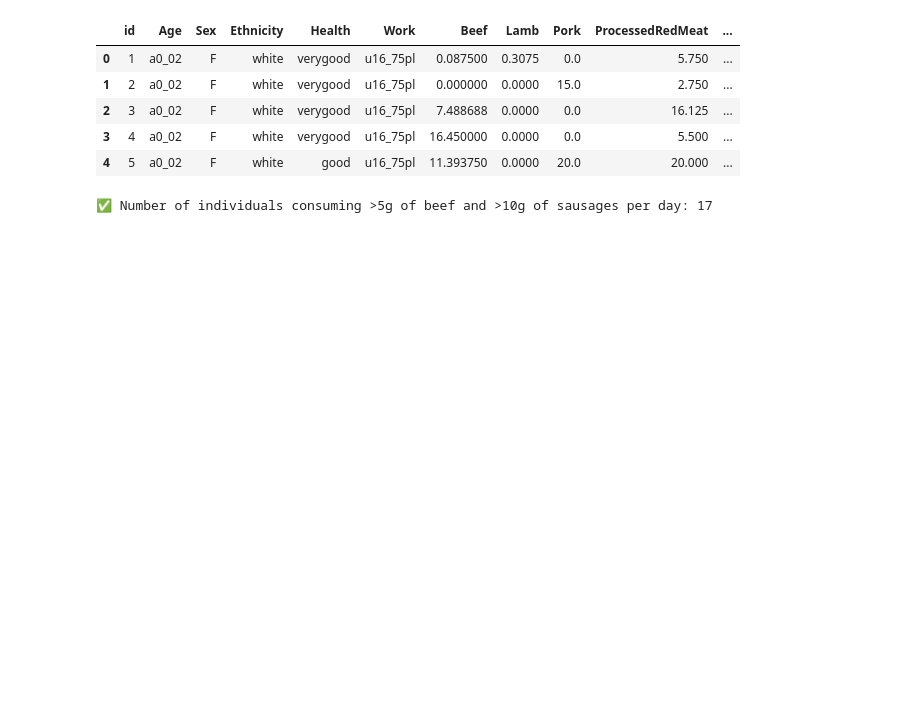
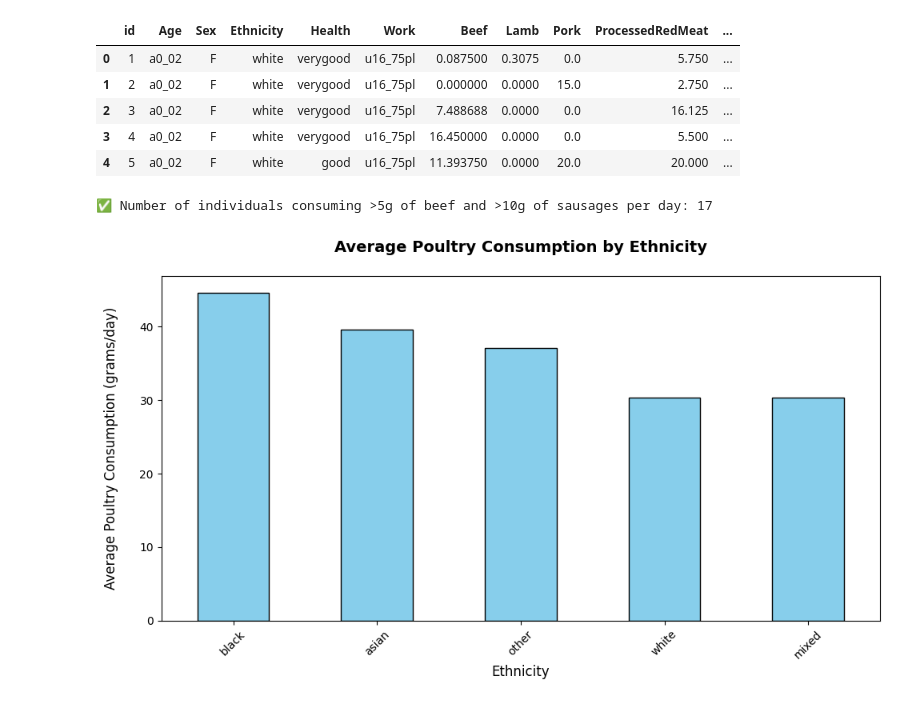
Before and after one commit to ClaudiaTurner/Predictive_Analytics, a Jupyter notebook: Assignment_1_P_Analytics.ipynb, the cells around one changed output. Cells and saved outputs as stored; diff of their text form; code cells hidden in the pictures; blank space fills up the shorter version.

```diff
--- a/Assignment_1_P_Analytics.ipynb
+++ b/Assignment_1_P_Analytics.ipynb
@@ -33,0 +30,27 @@ print(f"✅ Number of individuals consuming >5g of beef and >10g of sausages per
+# %%
+# Q1.3 Poultry consumption
+# 8 Points
+# Grading comment:
+# Using the individual level dataset (‘individuals.csv’), create a bar chart showing average poultry consumption for each ethnicity category. Export as a JPEG image and upload.
+
+# 2. Group by 'ethnicity' and calculate the mean poultry consumption
+ethnicity_poultry = Individuals.groupby('Ethnicity')['Poultry'].mean().sort_values(ascending=False)
+
+# 3. Plot the bar chart
+plt.figure(figsize=(10, 6))
+ethnicity_poultry.plot(kind='bar', color='skyblue', edgecolor='black')
+
+# 4. Add labels and title
+plt.title("Average Poultry Consumption by Ethnicity\n", fontsize=14, fontweight='bold')
+plt.xlabel("Ethnicity\n", fontsize=12)
+plt.ylabel("Average Poultry Consumption (grams/day)\n", fontsize=12)
+plt.xticks(rotation=45)
+plt.tight_layout()
+
+# 5. Save as JPEG
+plt.savefig("poultry_by_ethnicity.jpg", format='jpeg', dpi=300)
+
+# 6. Show plot (optional, for review)
+plt.show()
+# %% [output]
+[figure, added]
```
Also changed, not shown: parts of 2 cells of this notebook.
